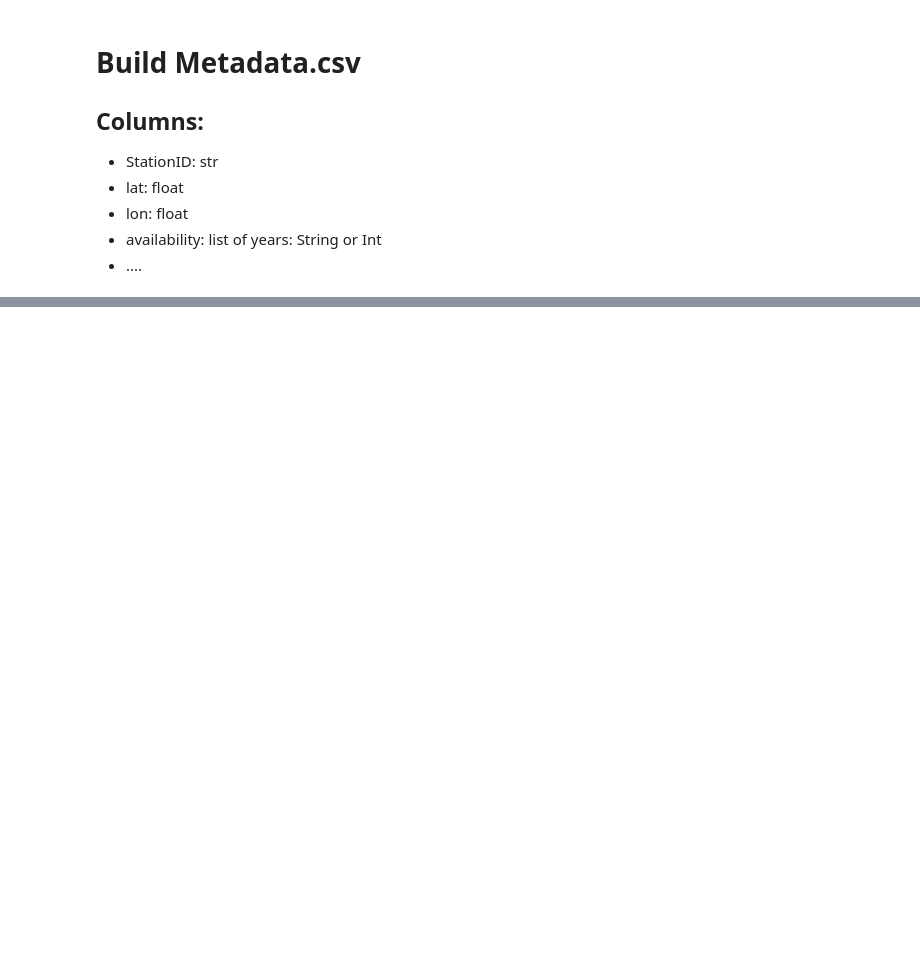
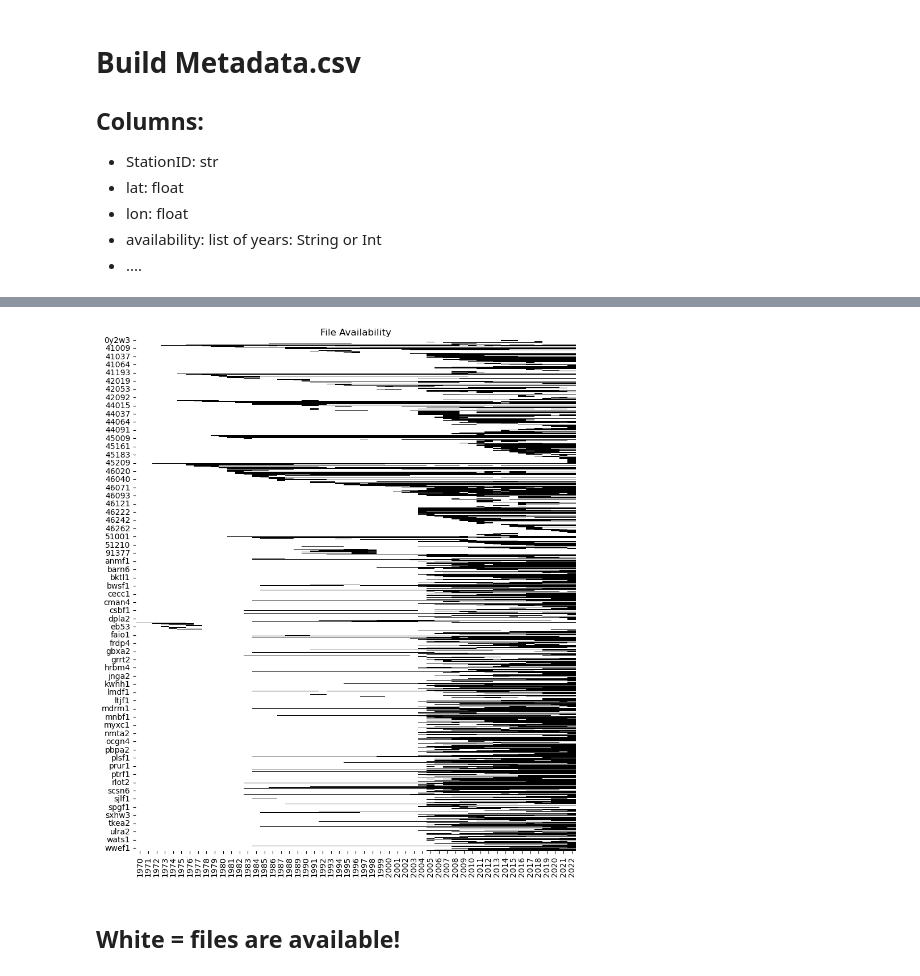
Before and after one commit to elsandner/Master_Project, a Jupyter notebook: NDBC_Buoy_Data/build_buoy_metadata.ipynb, the cells around one changed output, grey strips where cells are left out. Cells and saved outputs as stored; diff of their text form; code cells hidden in the pictures; blank space fills up the shorter version.

```diff
--- a/NDBC_Buoy_Data/build_buoy_metadata.ipynb
+++ b/NDBC_Buoy_Data/build_buoy_metadata.ipynb
@@ -89,0 +436,16 @@ existing_files is a dictionary of stations. The value of each station is a set o
+# %%
+import seaborn as sns
+
+# Create a new figure with a size of 6x4 inches
+#plt.figure(figsize=(20, 60))
+plt.figure(figsize=(10, 11.69))
+
+# Create a heatmap of the DataFrame
+sns.heatmap(files_df_3.astype(bool), cmap='binary', annot=False, cbar=False)
+
+plt.title("File Availability")
+plt.show()
+# %% [output]
+[figure, added]
+# %% [markdown]
+## White = files are available!
```
Also changed, not shown: parts of 36 cells of this notebook, 1 other file.
